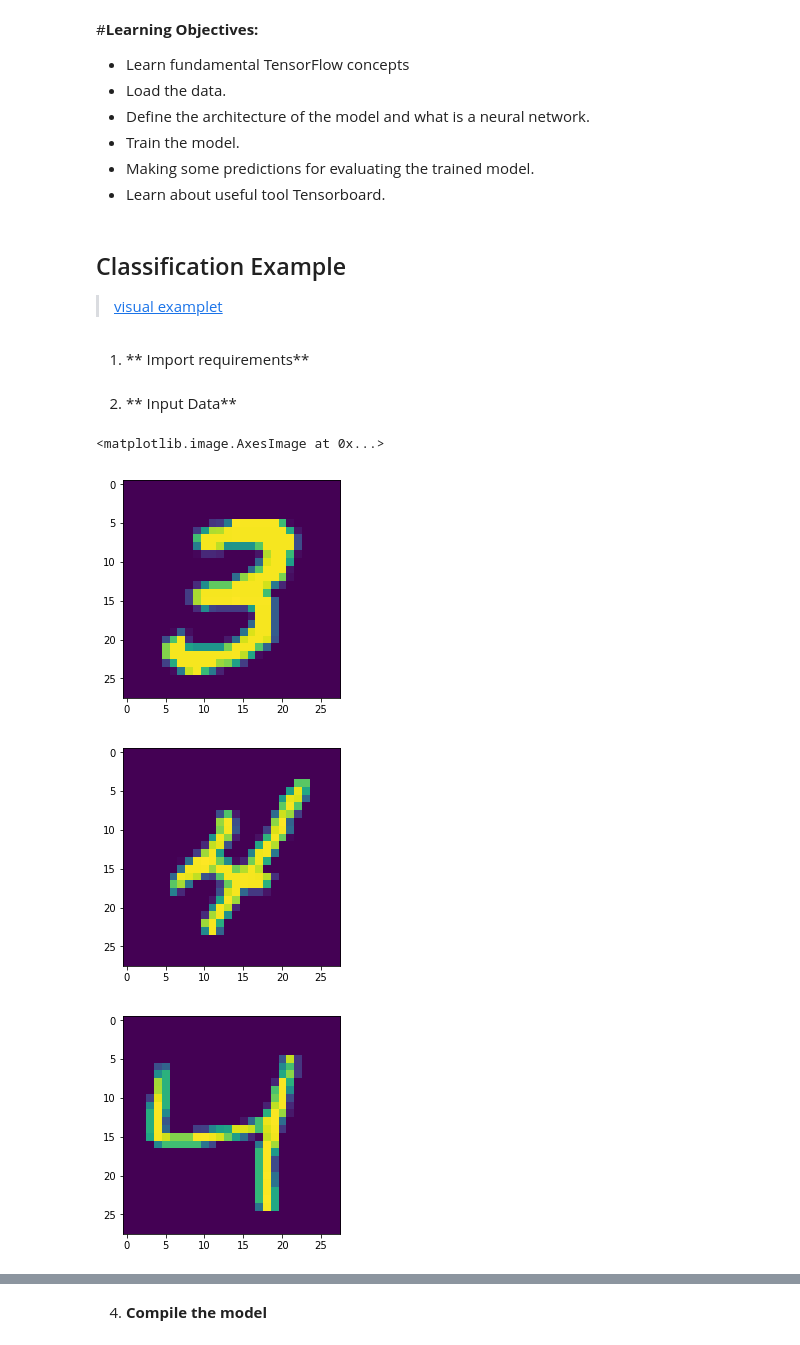
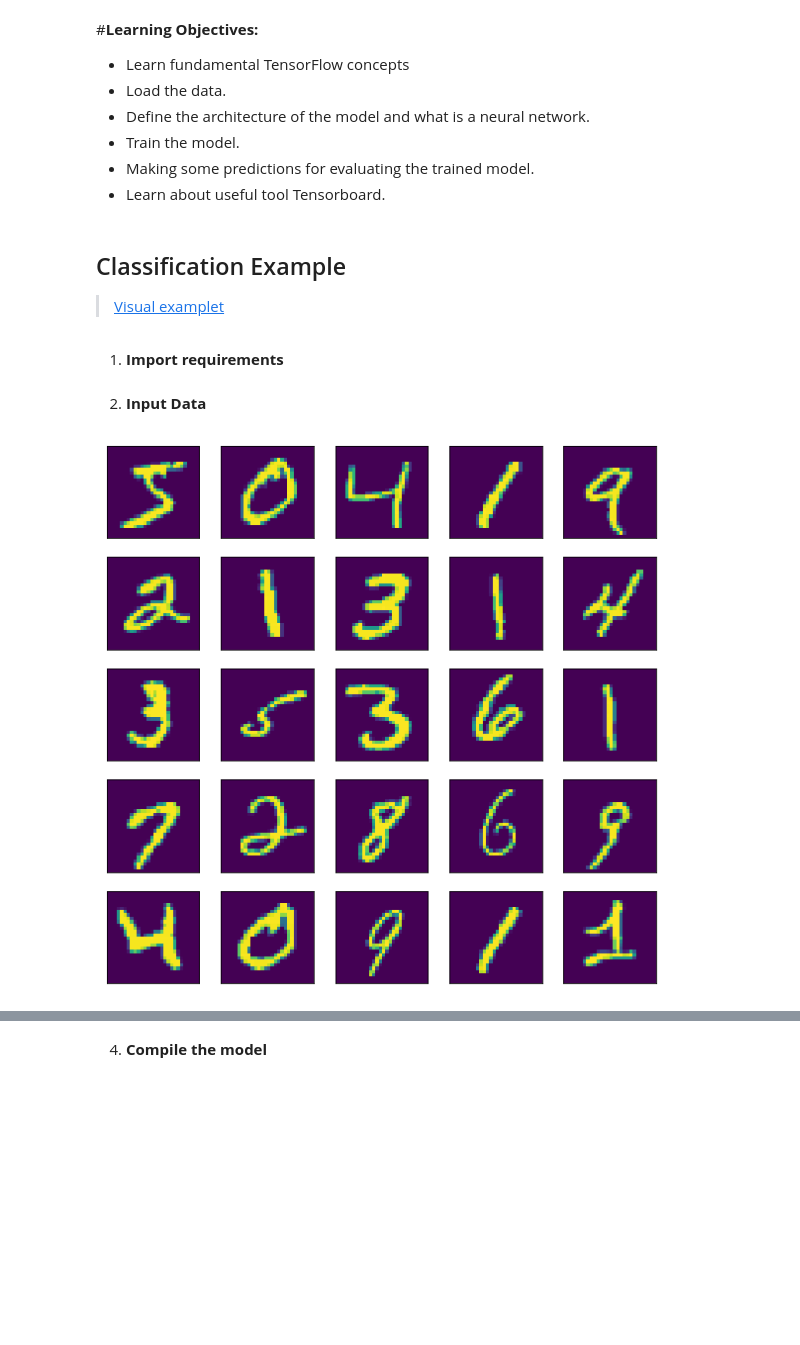
Before and after one commit to Ruqyai/Colab, a Jupyter notebook: Lab_1.ipynb, the cells around one changed output, grey strips where cells are left out. Drawn from its saved outputs; the diff is of its cells as text; code cells hidden in the pictures; blank space fills up the shorter version.

```diff
--- a/Lab_1.ipynb
+++ b/Lab_1.ipynb
@@ -11,11 +11,11 @@
 # %% [markdown]
 ## Classification Example
 
-> [visual examplet](http://playground.tensorflow.org/#activation=tanh&batchSize=10&dataset=gauss&regDataset=reg-plane&learningRate=0.03&regularizationRate=0&noise=0&networkShape=4,2&seed=0.20090&showTestData=false&discretize=false&percTrainData=50&x=true&y=true&xTimesY=false&xSquared=false&ySquared=false&cosX=false&sinX=false&cosY=false&sinY=false&collectStats=false&problem=classification&initZero=false&hideText=false)
+> [Visual examplet](http://playground.tensorflow.org/#activation=tanh&batchSize=10&dataset=gauss&regDataset=reg-plane&learningRate=0.03&regularizationRate=0&noise=0&networkShape=4,2&seed=0.20090&showTestData=false&discretize=false&percTrainData=50&x=true&y=true&xTimesY=false&xSquared=false&ySquared=false&cosX=false&sinX=false&cosY=false&sinY=false&collectStats=false&problem=classification&initZero=false&hideText=false)
 # %% [markdown]
 
 
-1.   ** Import requirements**
+1.   **Import requirements**
 # %%
 #load the necessary libraries
 import tensorflow as tf
@@ -25,22 +24,21 @@ tf.logging.set_verbosity(tf.logging.WARN)# just for undisplay the WARNING
 # %% [markdown]
 
-2.  ** Input Data**
+2.  **Input Data**
 # %%
 # load the dataset
 mnist = tf.keras.datasets.mnist
 (x_train, y_train),(x_test, y_test) = mnist.load_data()
 #we can use the pyplot library to draw the image so we know what the dataset looks like
-fig = plt.figure(figsize=(4,4))
-plt.imshow(x_train[7])
-fig = plt.figure(figsize=(4,4))
-plt.imshow(x_train[9])
-fig = plt.figure(figsize=(4,4))
-plt.imshow(x_train[2])
+plt.figure(figsize=(10,10))
+for i in range(25):
+    plt.subplot(5,5,i+1)
+    plt.xticks([])
+    plt.yticks([])
+    plt.grid(False)
+    plt.imshow(x_train[i])
+plt.show()
 # %% [output]
-<matplotlib.image.AxesImage at 0x...>
-[figure, old version]
+[figure, new version]
-[figure, removed]
-[figure, removed]
 # %%
 # Normalizing (rescale ) the images to the range of [0., 1.]
 x_train, x_test = x_train / 255.0, x_test / 255.0
```
Also changed, not shown: parts of 8 cells of this notebook.
